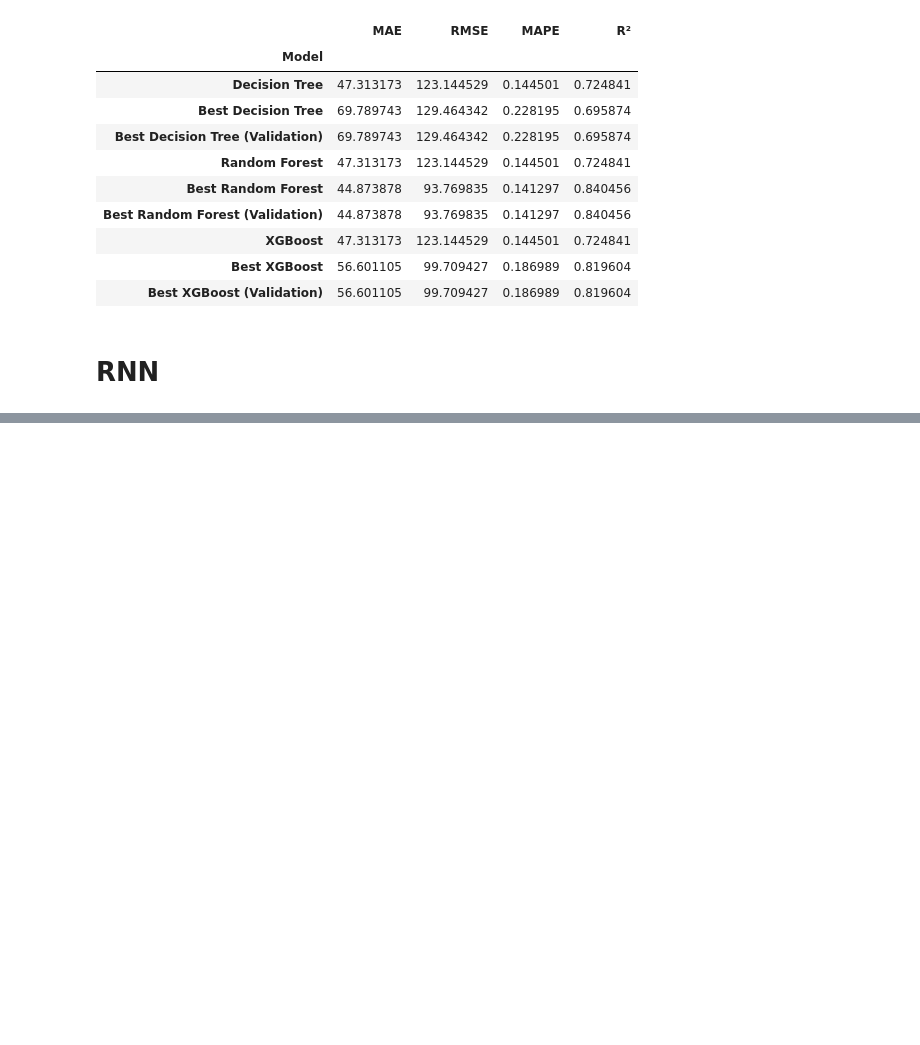
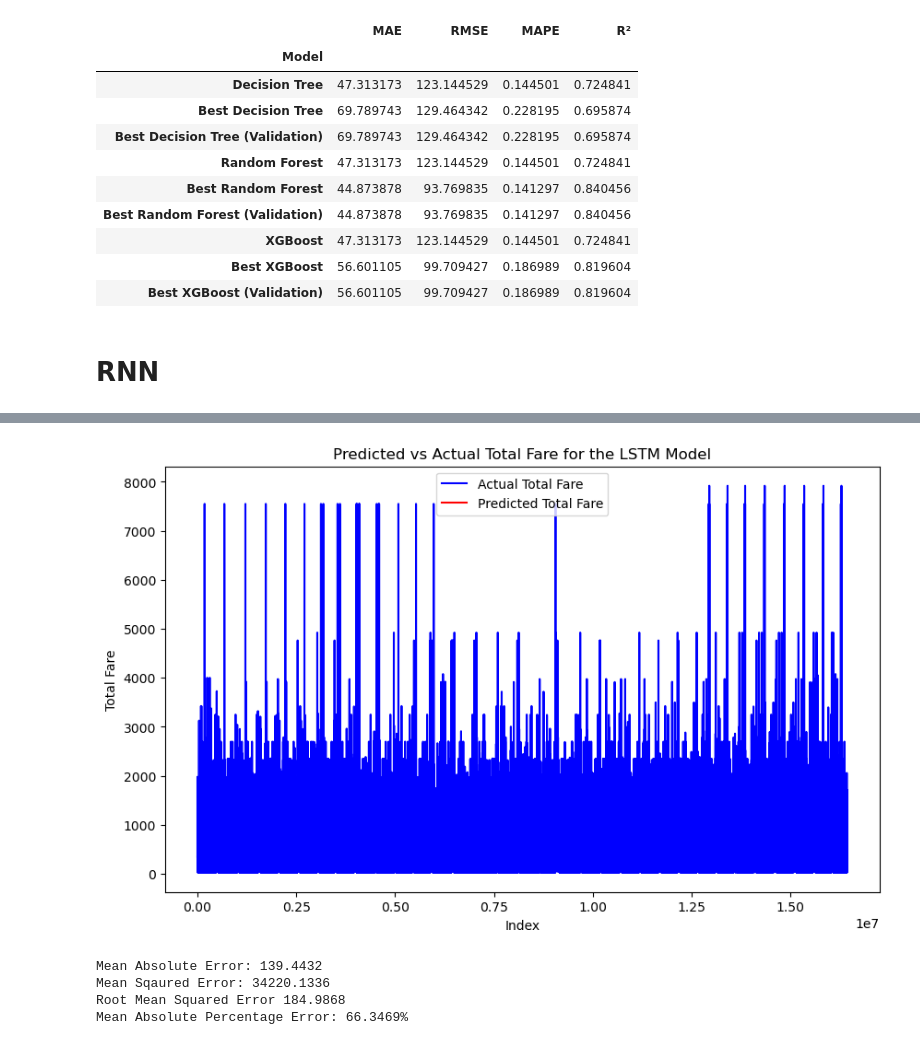
Before and after one commit to bhstoller/AirFareCast, a Jupyter notebook: Models DF, RF.ipynb, the cells around one changed output, grey strips where cells are left out. Drawn from its saved outputs; the diff is of its cells as text; code cells hidden in the pictures; blank space fills up the shorter version.

```diff
--- a/Models DF, RF.ipynb
+++ b/Models DF, RF.ipynb
@@ -632,0 +598,12 @@ print(f"R² Score: {r2:.4f}")
+# %%
+# Run a RNN model with LSTM
+model = Sequential()
+model.add(Dense(100, activation='relu', input_dim=X_train.shape[1]))
+model.add(Dense(1))
+model.compile(optimizer='adam', loss='mse')
+
+# Fit the model
+model.fit(X_train, y_train, epochs=10, batch_size=32, verbose=1)
+
+# Predictions
+y_pred = model.predict(X_test)
@@ -632,0 +628,44 @@ print(f"R² Score: {r2:.4f}")
+# %%
+# Inverse transform the predictions
+y_pred_inv = np.concatenate((y_pred, X_test), axis=1)
+y_pred_inv = scaler.inverse_transform(y_pred_inv)
+y_pred_inv = y_pred_inv[:, 0]
+
+# Inverse transform the actual values
+y_test_inv = np.concatenate((y_test.reshape(-1, 1), X_test), axis=1)
+y_test_inv = scaler.inverse_transform(y_test_inv)
+y_test_inv = y_test_inv[:, 0]
+# %%
+#Plot the predicted vs actual values
+import matplotlib.pyplot as plt
+plt.figure(figsize=(10, 6))
+plt.plot(y_test_inv, label='Actual Total Fare', color='blue')
+plt.plot(y_pred_inv, label='Predicted Total Fare', color='red')
+plt.title('Predicted vs Actual Total Fare for the LSTM Model')
+plt.xlabel('Index')
+plt.ylabel('Total Fare')
+plt.legend()
+plt.show()
+# %% [output]
+[figure, added]
+# %%
+# Handle NaN values in predictions
+y_pred_inv = np.nan_to_num(y_pred_inv, nan=np.nanmean(y_test_inv))
+
+# Calculate the error metrics
+mae = mean_absolute_error(y_test_inv, y_pred_inv)
+mse = mean_squared_error(y_test_inv, y_pred_inv)
+rmse = np.sqrt(mse)
+mape = mean_absolute_percentage_error(y_test_inv, y_pred_inv)
+r2 = r2_score(y_test_inv, y_pred_inv)
+
+# Print the error metrics using four decimal places
+print(f"Mean Absolute Error: {mae:.4f}")
+print(f"Mean Sqaured Error: {mse:.4f}")
+print(f"Root Mean Squared Error {rmse:0.4f}")
+print(f"Mean Absolute Percentage Error: {mape:.4%}")
+# %% [output]
+Mean Absolute Error: 139.4432
+Mean Sqaured Error: 34220.1336
+Root Mean Squared Error 184.9868
+Mean Absolute Percentage Error: 66.3469%
```
Also changed, not shown: parts of 3 cells of this notebook.
